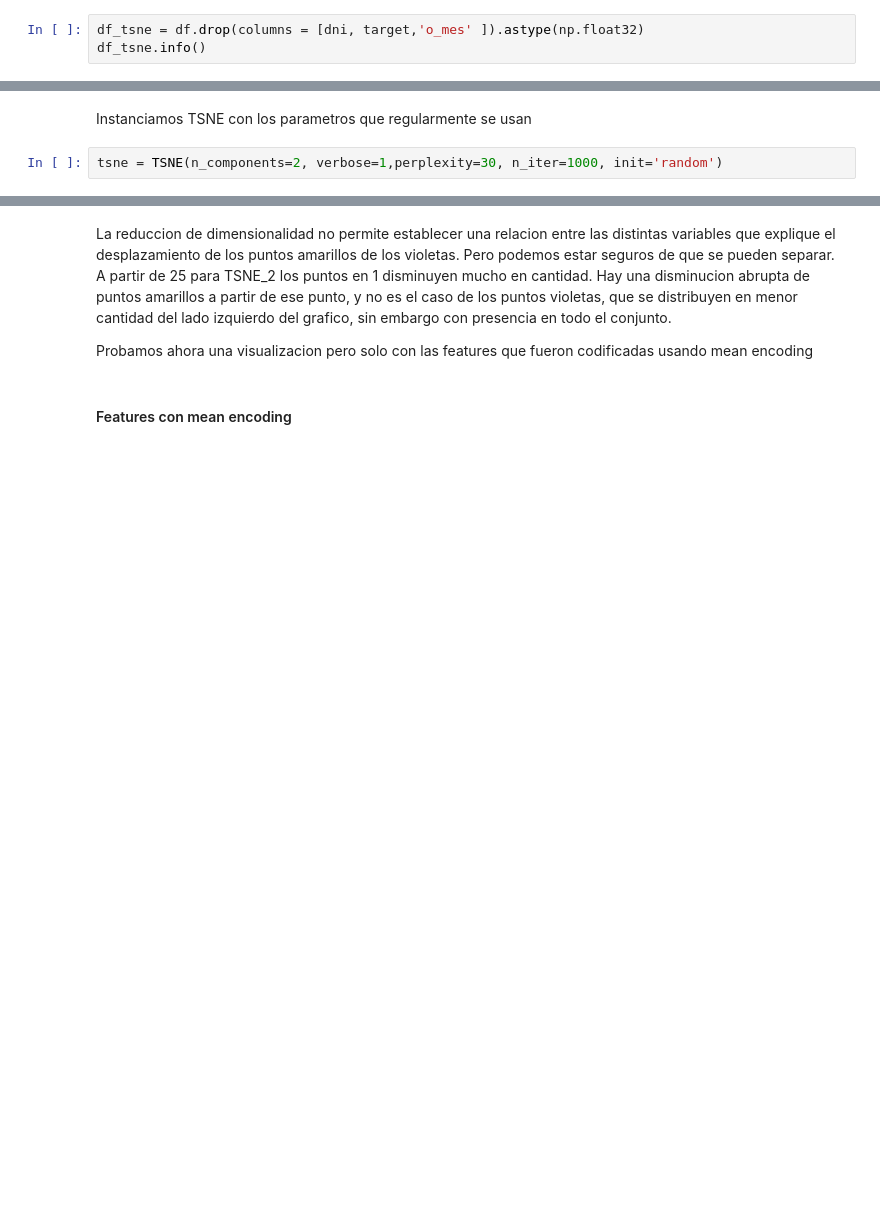
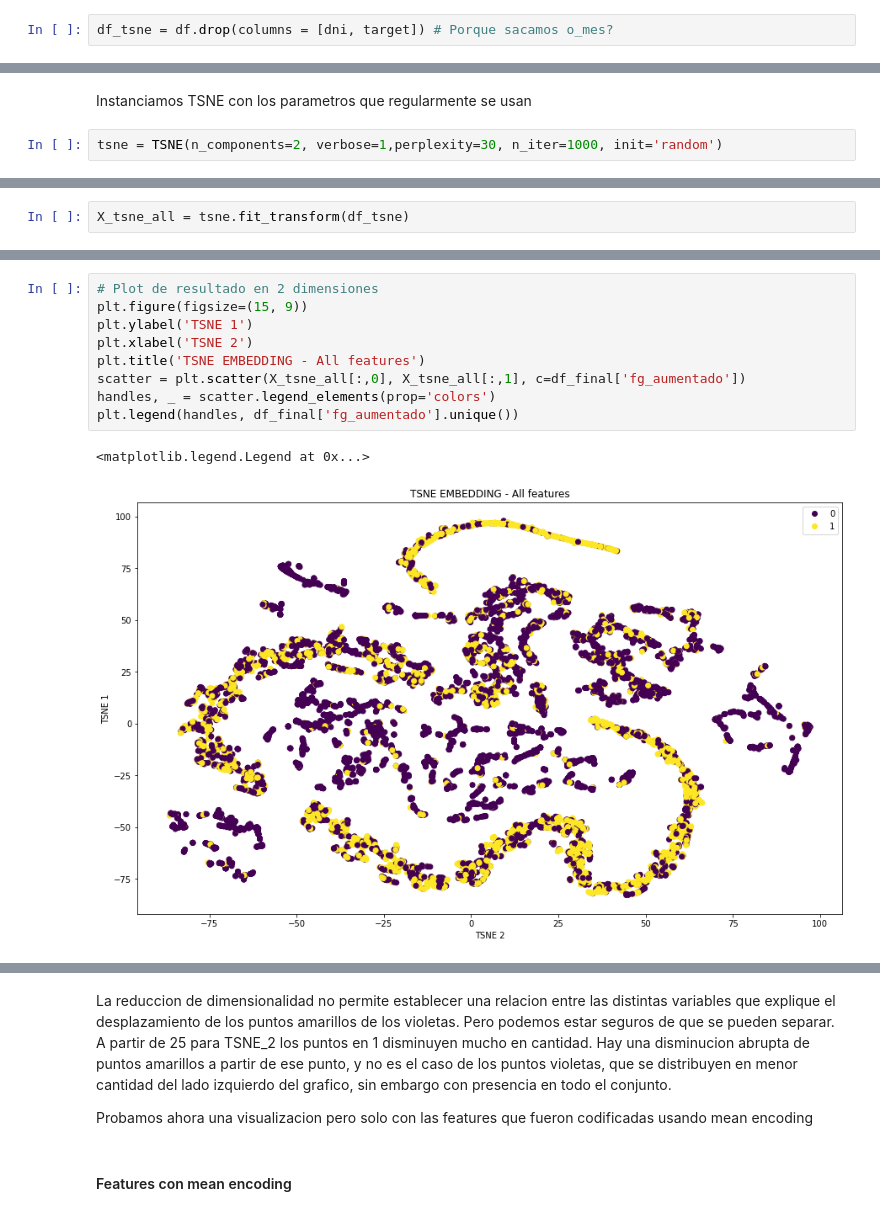
Before and after one commit to JIBarrionuevoGaltier/DiploDatos_2021_Mentoria_Grupo_2, a Jupyter notebook: notebooks_tp5/trabajo_practico_5_grupo2.ipynb, the cells around one changed output, grey strips where cells are left out. Saved outputs shown, nothing was run; the diff lists cells and outputs as text; blank space fills up the shorter version.

Commit message:
tsne embeddings 2

```diff
--- a/notebooks_tp5/trabajo_practico_5_grupo2.ipynb
+++ b/notebooks_tp5/trabajo_practico_5_grupo2.ipynb
@@ -248,5 +248,4 @@ memory usage: 3.7+ MB
 Visualizar los datos usando t-distributed Stochastic Neighbor Embedding.
 * Se pueden sacar conclusiones del grafico?
 # %%
-df_tsne = df.drop(columns = [dni, target,'o_mes' ]).astype(np.float32)
-df_tsne.info()
+df_tsne = df.drop(columns = [dni, target]) # Porque sacamos o_mes?
@@ -285,0 +258,2 @@ tsne = TSNE(n_components=2, verbose=1,perplexity=30, n_iter=1000, init='random')
+# %%
+X_tsne_all = tsne.fit_transform(df_tsne)
@@ -285,0 +278,12 @@ tsne = TSNE(n_components=2, verbose=1,perplexity=30, n_iter=1000, init='random')
+# %%
+# Plot de resultado en 2 dimensiones
+plt.figure(figsize=(15, 9))
+plt.ylabel('TSNE 1')
+plt.xlabel('TSNE 2')
+plt.title('TSNE EMBEDDING - All features')
+scatter = plt.scatter(X_tsne_all[:,0], X_tsne_all[:,1], c=df_final['fg_aumentado'])
+handles, _ = scatter.legend_elements(prop='colors')
+plt.legend(handles, df_final['fg_aumentado'].unique())
+# %% [output]
+<matplotlib.legend.Legend at 0x...>
+[figure, added]
```
Also changed, not shown: parts of 12 cells of this notebook.
